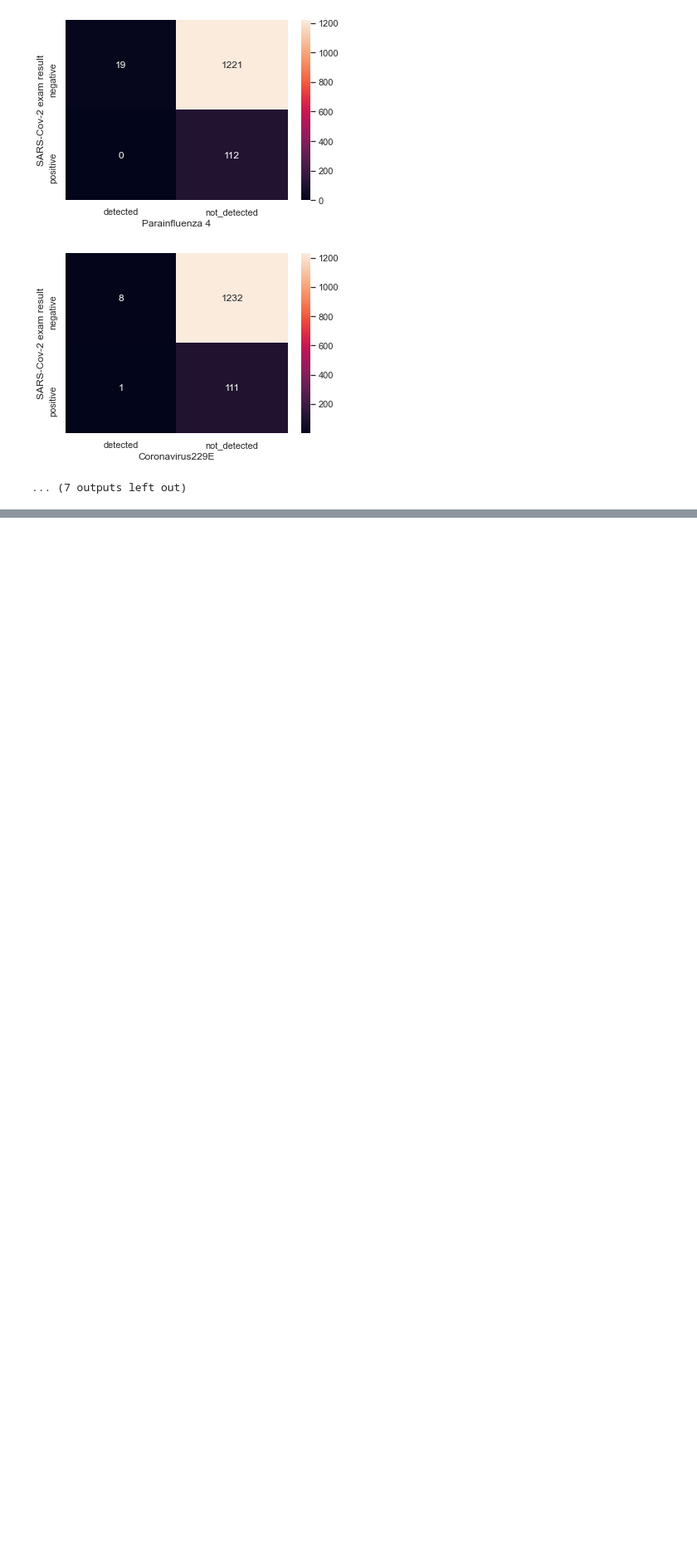
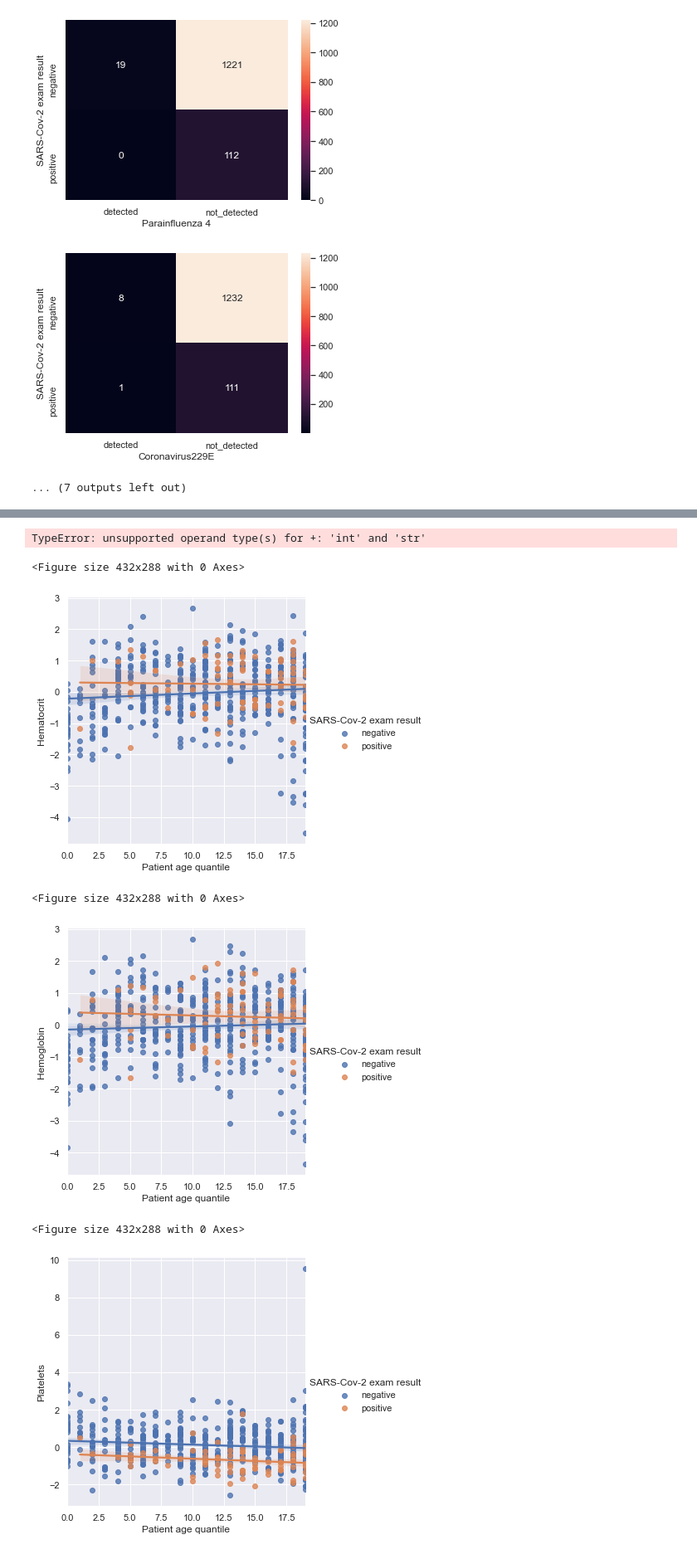
Before and after one commit to TrefleEncornet2/PortFolio, a Jupyter notebook: COVID.ipynb, the cells around one changed output, grey strips where cells are left out. Shown at 83% size. Drawn from its saved outputs; the diff is of its cells as text; code cells hidden in the pictures; blank space fills up the shorter version.

```diff
--- a/COVID.ipynb
+++ b/COVID.ipynb
@@ -280,0 +340,12 @@ Here we created a crosstab between the covid and every other virus. We can see t
+# %%
+for col in blood_columns:
+    plt.figure()
+    sns.lmplot(x = 'Patient age quantile', y=col, hue='SARS-Cov-2 exam result', data = df)
+# %% [output]
+TypeError: unsupported operand type(s) for +: 'int' and 'str'
+<Figure size 432x288 with 0 Axes>
+[figure, added]
+<Figure size 432x288 with 0 Axes>
+[figure, added]
+<Figure size 432x288 with 0 Axes>
+[figure, added]
```
Also changed, not shown: parts of 47 cells of this notebook.
